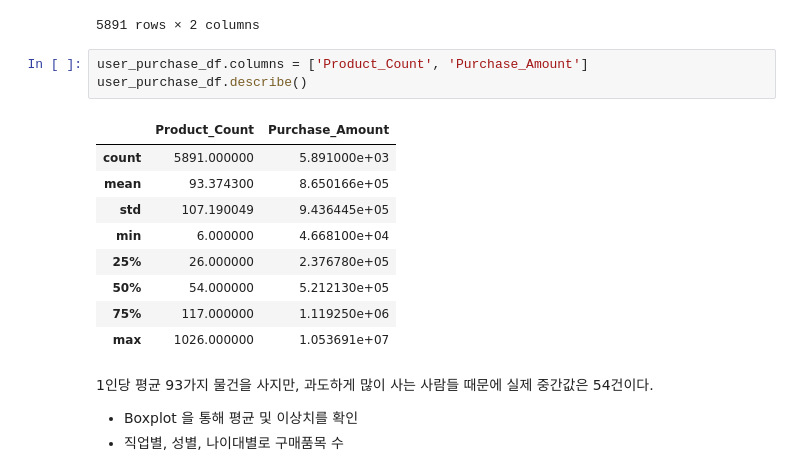
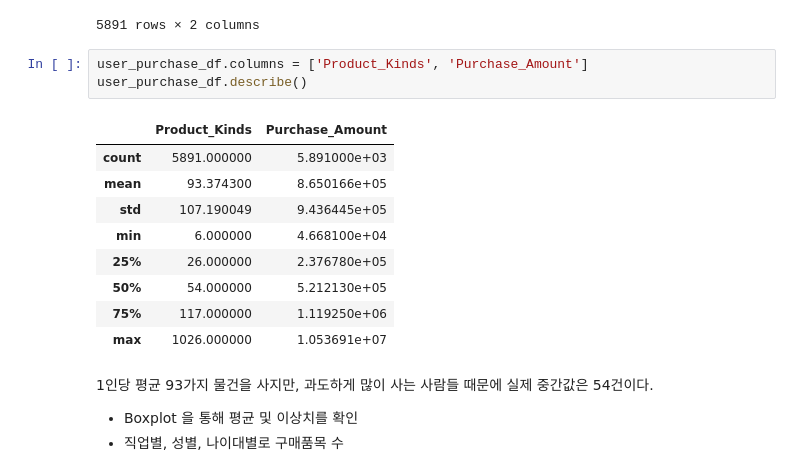
Before and after one commit to cherrima/hipython, a Jupyter notebook: Walmart/Walmart_Sales분석_강창희.ipynb, the cells around one changed output. Drawn from its saved outputs; the diff is of its cells as text.

```diff
--- a/Walmart/Walmart_Sales분석_강창희.ipynb
+++ b/Walmart/Walmart_Sales분석_강창희.ipynb
@@ -114,10 +134,10 @@ user_purchase_df
 | 1006040 | 180 | 1653299 |
 5891 rows × 2 columns
 # %%
-user_purchase_df.columns = ['Product_Count', 'Purchase_Amount']
+user_purchase_df.columns = ['Product_Kinds', 'Purchase_Amount']
 user_purchase_df.describe()
 # %% [output]
-|  | Product_Count | Purchase_Amount |
+|  | Product_Kinds | Purchase_Amount |
 | count | 5891.000000 | 5.891000e+03 |
 | mean | 93.374300 | 8.650166e+05 |
 | std | 107.190049 | 9.436445e+05 |
```
Also changed, not shown: parts of 22 cells of this notebook.
